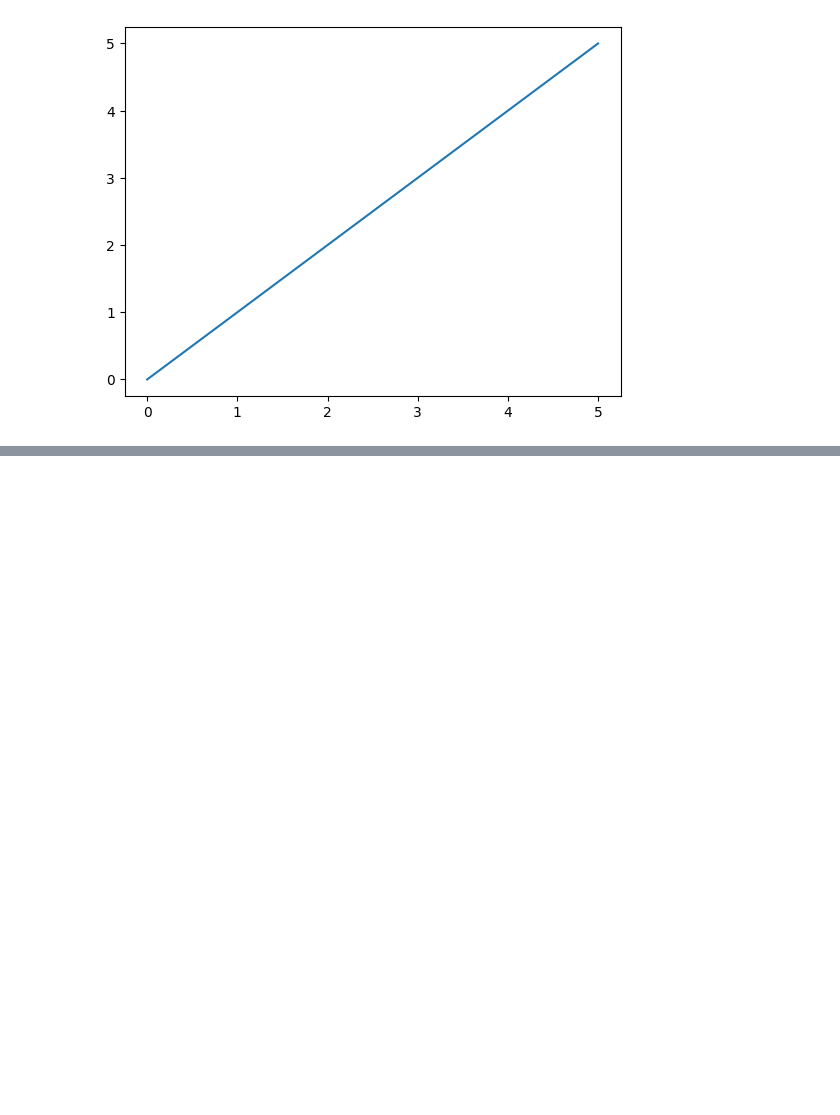
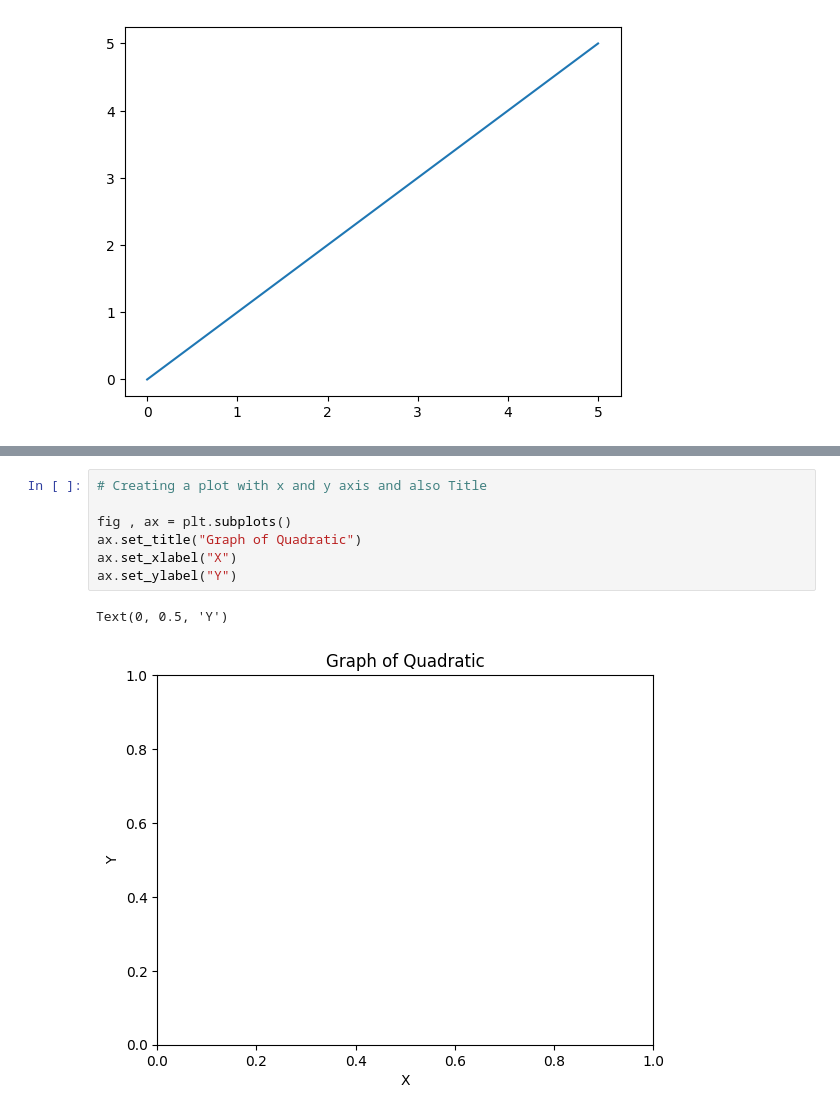
Before and after one commit to Mangal-Das/Matplotlib, a Jupyter notebook: introduction/quick_start.ipynb, the cells around one changed output, grey strips where cells are left out. Drawn from its saved outputs; the diff is of its cells as text; blank space fills up the shorter version.

```diff
--- a/introduction/quick_start.ipynb
+++ b/introduction/quick_start.ipynb
@@ -15,0 +26,10 @@ ax1.plot([0,1,2,3,4,5],[0,1,2,3,4,5])
+# %%
+# Creating a plot with x and y axis and also Title
+
+fig , ax = plt.subplots()
+ax.set_title("Graph of Quadratic")
+ax.set_xlabel("X")
+ax.set_ylabel("Y")
+# %% [output]
+Text(0, 0.5, 'Y')
+[figure, added]
```
Also changed, not shown: parts of 2 cells of this notebook.
